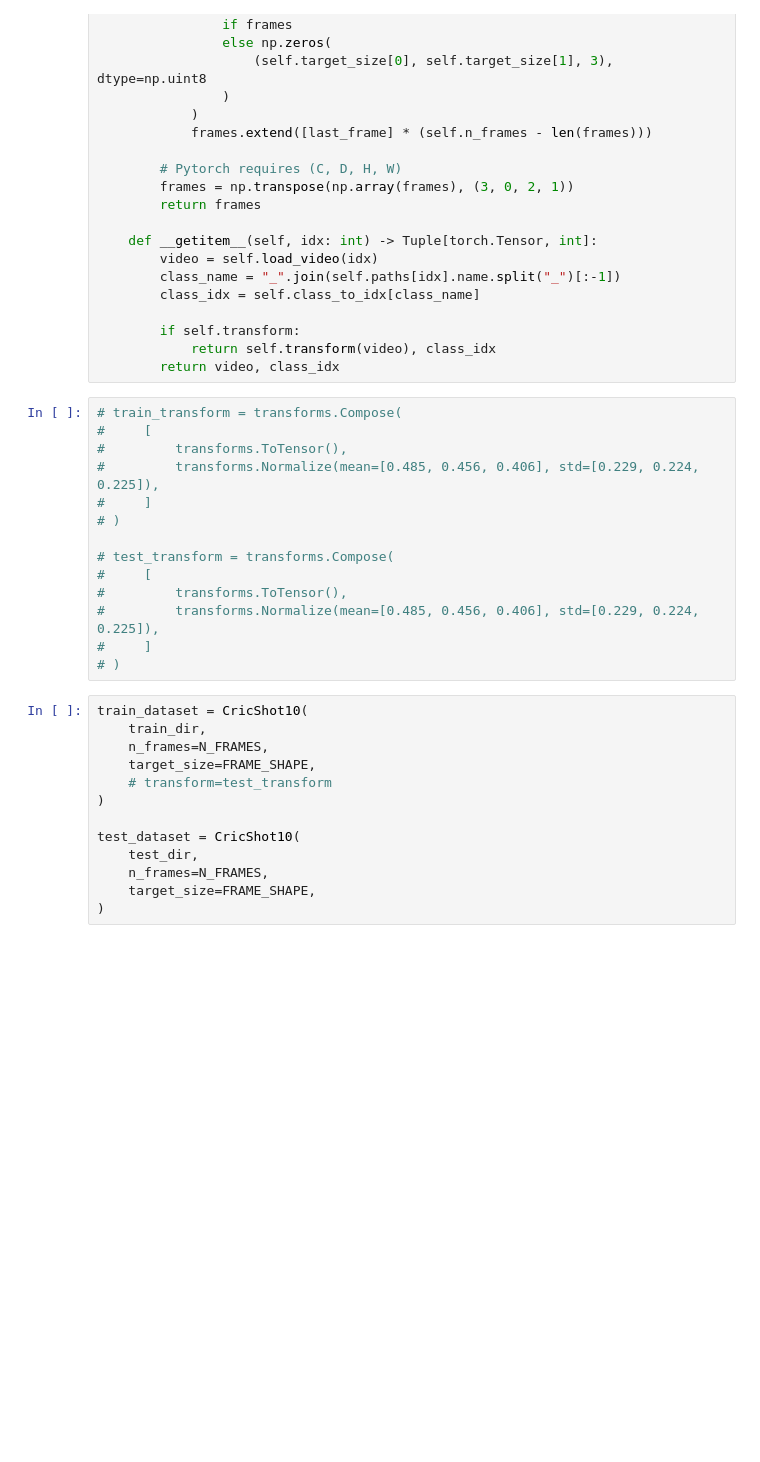
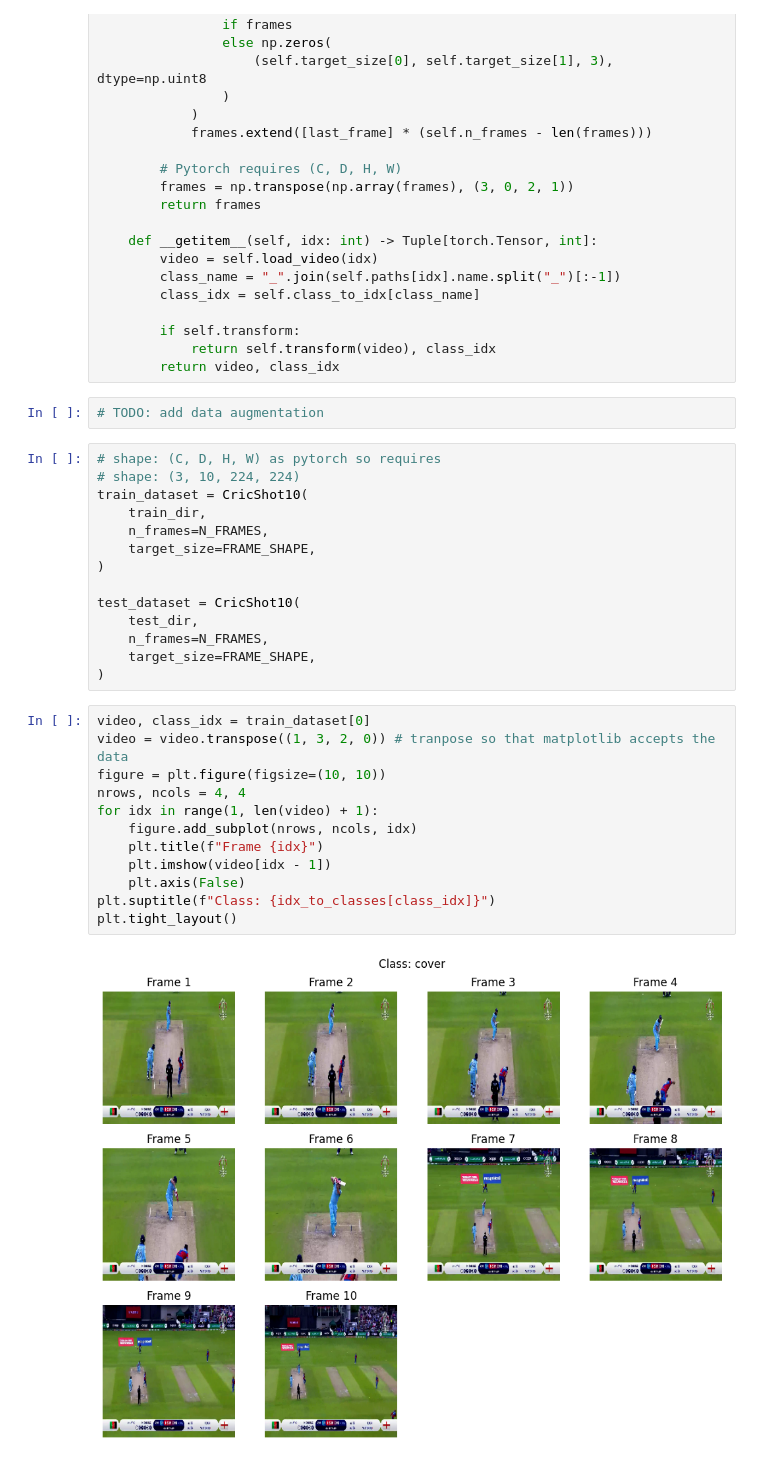
Before and after one commit to dusky04/video-classfication, a Jupyter notebook: main.ipynb, the cells around one changed output. Drawn from its saved outputs; the diff is of its cells as text; blank space fills up the shorter version.

```diff
--- a/main.ipynb
+++ b/main.ipynb
@@ -179,25 +185,14 @@ class CricShot10(torch.utils.data.Dataset):
             return self.transform(video), class_idx
         return video, class_idx
 # %%
-# train_transform = transforms.Compose(
-#     [
-#         transforms.ToTensor(),
-#         transforms.Normalize(mean=[0.485, 0.456, 0.406], std=[0.229, 0.224, 0.225]),
-#     ]
-# )
-
-# test_transform = transforms.Compose(
-#     [
-#         transforms.ToTensor(),
-#         transforms.Normalize(mean=[0.485, 0.456, 0.406], std=[0.229, 0.224, 0.225]),
-#     ]
-# )
+# TODO: add data augmentation
 # %%
+# shape: (C, D, H, W) as pytorch so requires
+# shape: (3, 10, 224, 224)
 train_dataset = CricShot10(
     train_dir,
     n_frames=N_FRAMES,
     target_size=FRAME_SHAPE,
-    # transform=test_transform
 )
 
 test_dataset = CricShot10(
@@ -205,5 +200,19 @@ test_dataset = CricShot10(
     n_frames=N_FRAMES,
     target_size=FRAME_SHAPE,
 )
+# %%
+video, class_idx = train_dataset[0]
+video = video.transpose((1, 3, 2, 0)) # tranpose so that matplotlib accepts the data
+figure = plt.figure(figsize=(10, 10))
+nrows, ncols = 4, 4
+for idx in range(1, len(video) + 1):
+    figure.add_subplot(nrows, ncols, idx)
+    plt.title(f"Frame {idx}")
+    plt.imshow(video[idx - 1])
+    plt.axis(False)
+plt.suptitle(f"Class: {idx_to_classes[class_idx]}")
+plt.tight_layout()
+# %% [output]
+[figure, added]
 # %%
 # Create Dataloaders
```
Also changed, not shown: parts of 17 cells of this notebook, 3 other files.
